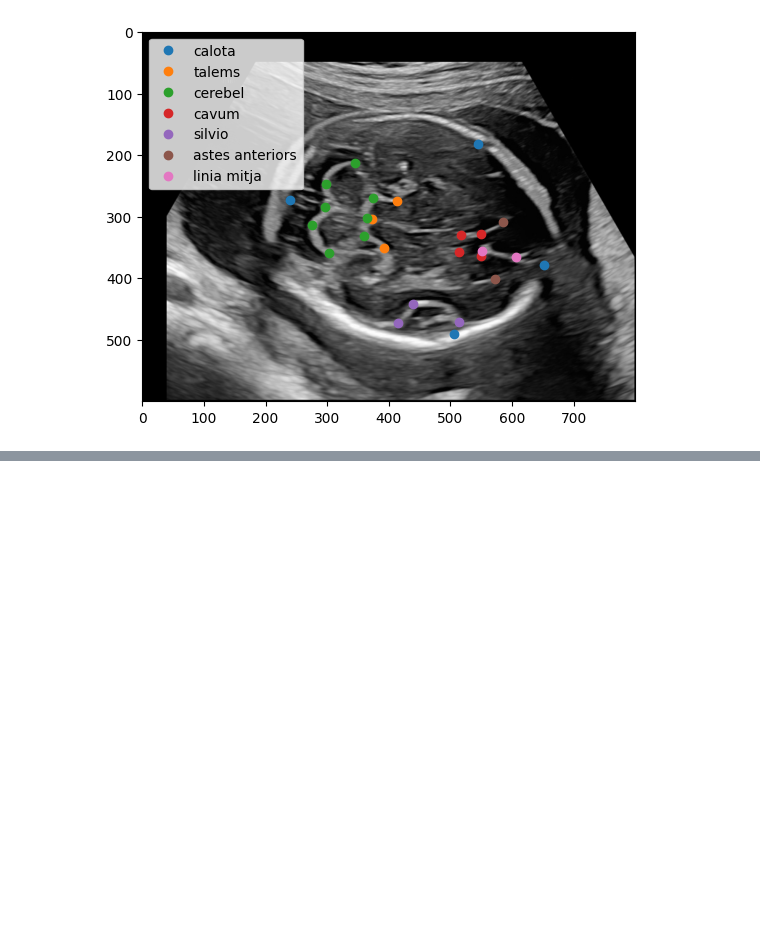
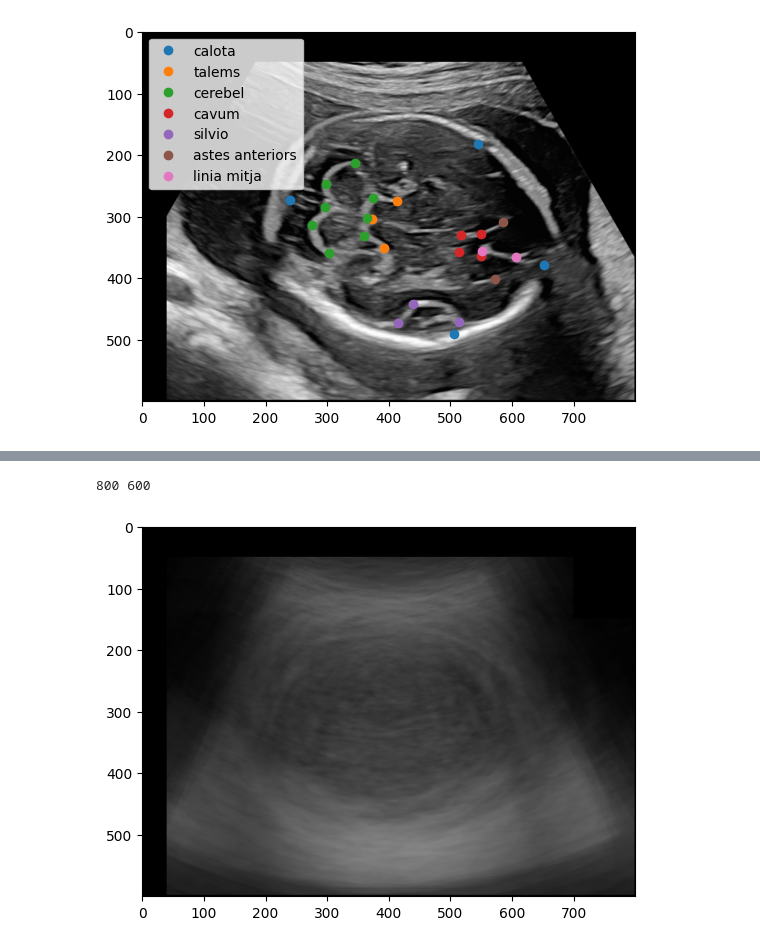
Before and after one commit to andrewhinh/mhf, a Jupyter notebook: src/eda.ipynb, the cells around one changed output, grey strips where cells are left out. Drawn from its saved outputs; the diff is of its cells as text; code cells hidden in the pictures; blank space fills up the shorter version.

```diff
--- a/src/etl.ipynb
+++ b/src/eda.ipynb
@@ -155,9 +153,7 @@ def process_xcf(url: str, i: int):
     image, labels, points = load_xcf(tmp_file)
     names_to_points = makeDict(labels, points)
     pil_image = Image.fromarray(image)
-    img_path = DATA_VOL_PATH / f"{i}.png"
-    pil_image.save(img_path)
-    return names_to_points, i
+    return names_to_points, pil_image
 
 
 xcfs = list(
@@ -172,7 +168,7 @@ xcfs = list(
 )
 
 print(xcfs[0][0])  # names_to_points
-plt.imshow(np.array(Image.open(DATA_VOL_PATH / f"{xcfs[0][1]}.png").convert("RGB")))
+plt.imshow(np.array(xcfs[0][1].convert("RGB")))
 for label, points in xcfs[0][0].items():
     plt.plot(points[:, 0], points[:, 1], "o", label=label)
 plt.legend()
@@ -199,3 +195,8 @@ plt.show()
        [573., 401.]]), 'linia mitja': array([[552., 356.],
        [606., 366.]])}
 [figure]
+# %%
+flattened = [all for xcf in xcfs for all in xcf]
+names_to_points = [item for idx, item in enumerate(flattened) if idx % 2 == 0]
+images = [item for idx, item in enumerate(flattened) if idx % 2 == 1]
+print(names_to_points[0], images[0])
@@ -201,0 +257,15 @@ plt.show()
+# %%
+min_w = min(img.width for img in images)
+min_h = min(img.height for img in images)
+print(min_w, min_h)
+# %% [output]
+800 600
+# %%
+np_imgs = [np.array(img) for img in images]
+stacked = np.stack(np_imgs, axis=0)
+avg_img = stacked.mean(axis=0)
+avg_img_pil = Image.fromarray(avg_img).convert("RGB")
+plt.imshow(avg_img_pil)
+plt.show()
+# %% [output]
+[figure, added]
```
Also changed, not shown: parts of 4 cells of this notebook, 8 other files.
